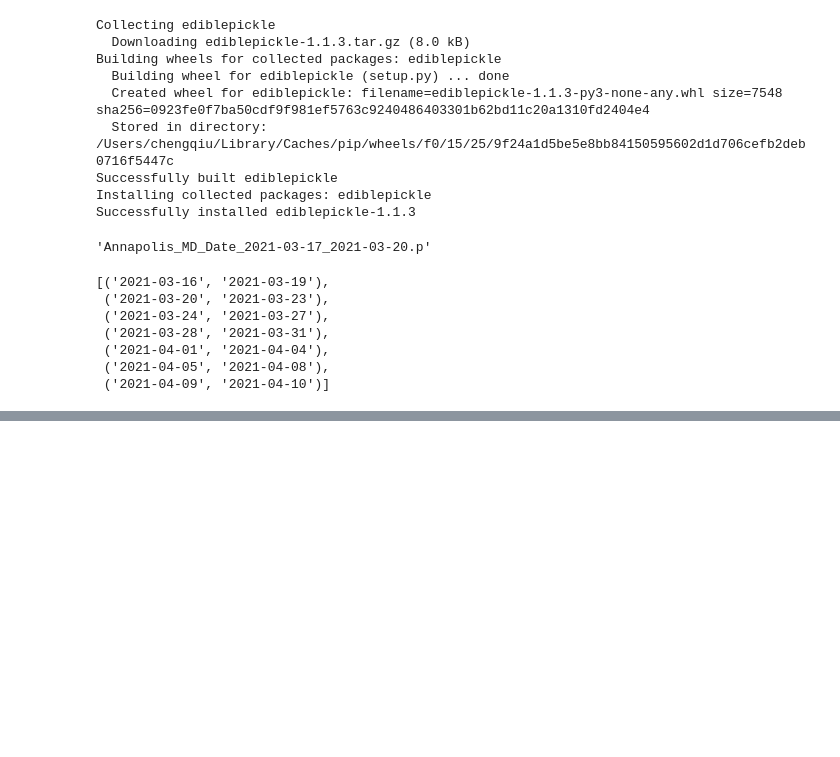
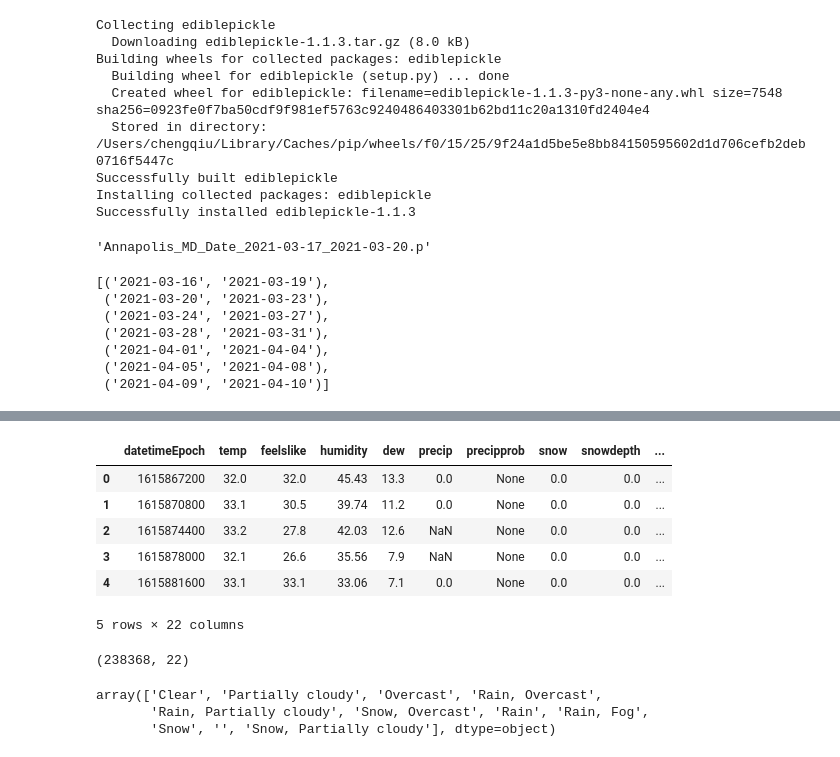
Before and after one commit to qcabel/park-recommendation, a Jupyter notebook: get_weather_data.ipynb, the cells around one changed output, grey strips where cells are left out. Saved outputs shown, nothing was run; the diff lists cells and outputs as text; code cells hidden in the pictures; blank space fills up the shorter version.

```diff
--- a/get_weather_data.ipynb
+++ b/get_weather_data.ipynb
@@ -473,0 +507,21 @@ Fetching weather data for Pottstown,PA @ 2021-03-16 -> 2021-03-19
+# %%
+df_weather = pd.read_parquet('weather_data_Date_2021-03-16_2021-04-10.parquet')
+df_weather.head()
+# %% [output]
+|  | datetimeEpoch | temp | feelslike | humidity | dew | precip | precipprob | snow | snowdepth | ... |
+| 0 | 1615867200 | 32.0 | 32.0 | 45.43 | 13.3 | 0.0 | None | 0.0 | 0.0 | ... |
+| 1 | 1615870800 | 33.1 | 30.5 | 39.74 | 11.2 | 0.0 | None | 0.0 | 0.0 | ... |
+| 2 | 1615874400 | 33.2 | 27.8 | 42.03 | 12.6 | NaN | None | 0.0 | 0.0 | ... |
+| 3 | 1615878000 | 32.1 | 26.6 | 35.56 | 7.9 | NaN | None | 0.0 | 0.0 | ... |
+| 4 | 1615881600 | 33.1 | 33.1 | 33.06 | 7.1 | 0.0 | None | 0.0 | 0.0 | ... |
+5 rows × 22 columns
+# %%
+df_weather.shape
+# %% [output]
+(238368, 22)
+# %%
+df_weather['conditions'].unique()
+# %% [output]
+array(['Clear', 'Partially cloudy', 'Overcast', 'Rain, Overcast',
+       'Rain, Partially cloudy', 'Snow, Overcast', 'Rain', 'Rain, Fog',
+       'Snow', '', 'Snow, Partially cloudy'], dtype=object)
```
Also changed, not shown: parts of 21 cells of this notebook, 1 other file.
